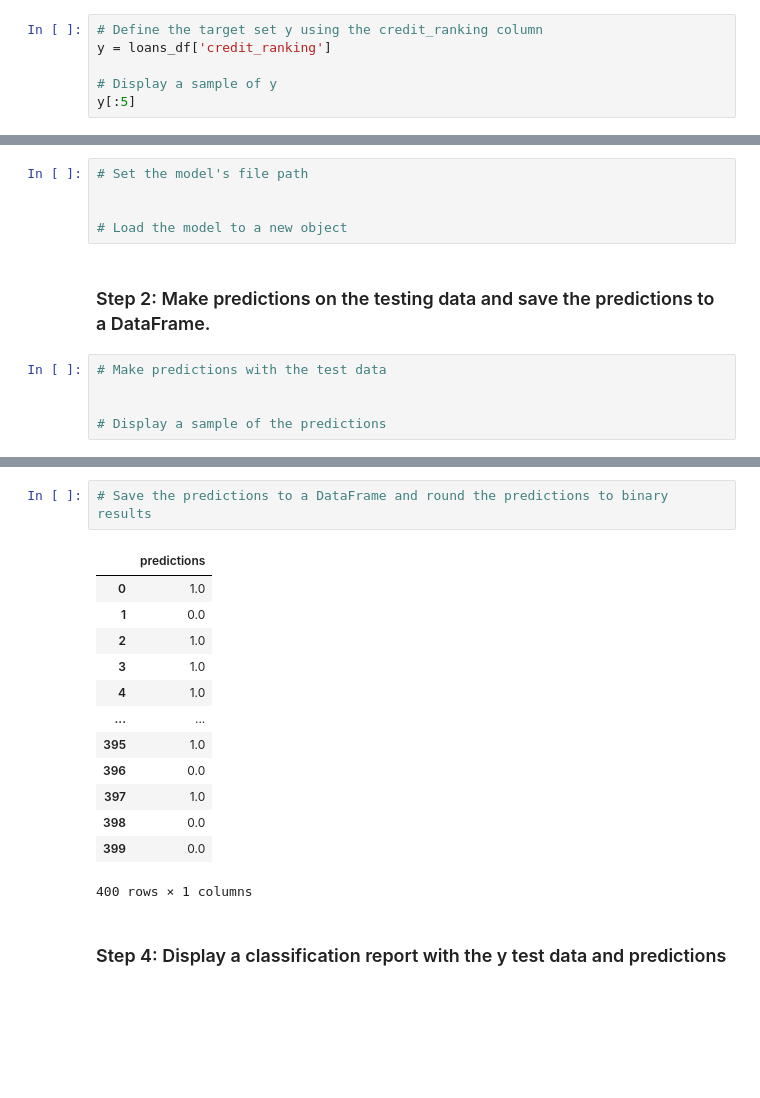
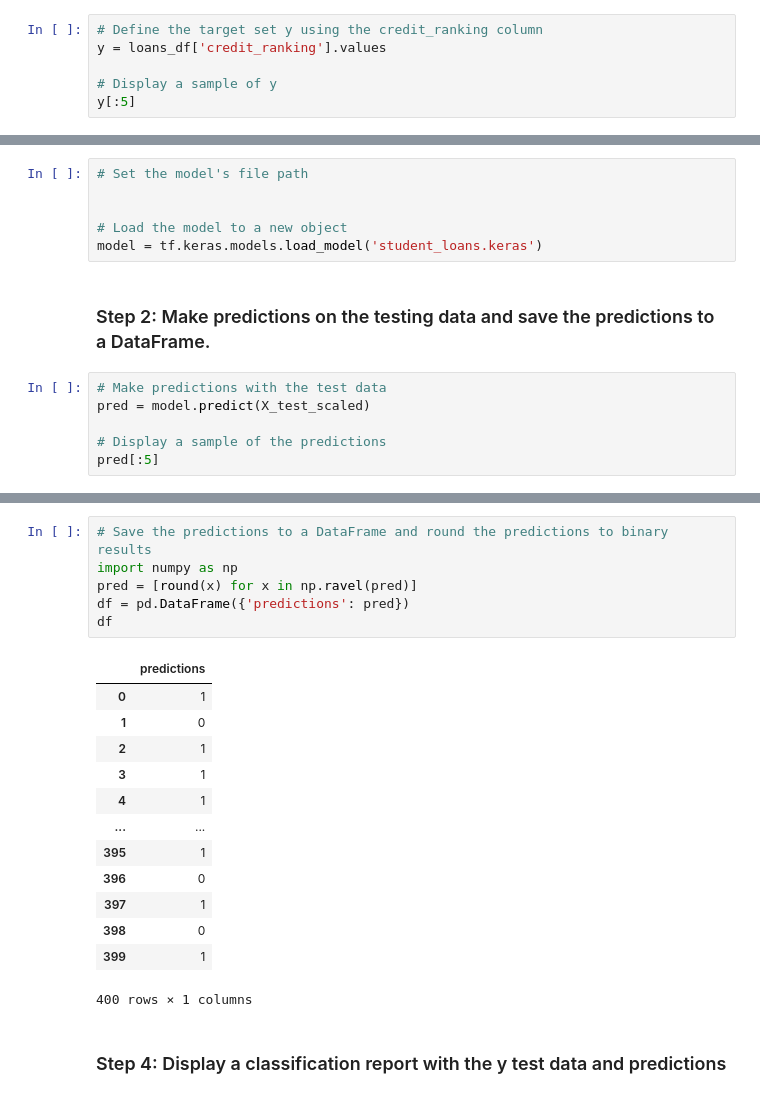
Before and after one commit to Kibble/neural-network-challenge-1, a Jupyter notebook: student_loans_with_deep_learning.ipynb, the cells around one changed output, grey strips where cells are left out. Drawn from its saved outputs; the diff is of its cells as text; blank space fills up the shorter version.

Commit message:
Save and load model, evaluate predictions from loaded model

```diff
--- a/student_loans_with_deep_learning.ipynb
+++ b/student_loans_with_deep_learning.ipynb
@@ -59,7 +59,7 @@ Name: count, dtype: int64
 ### Step 2: Using the preprocessed data, create the features (`X`) and target (`y`) datasets. The target dataset should be defined by the preprocessed DataFrame column “credit_ranking”. The remaining columns should define the features dataset.
 # %%
 # Define the target set y using the credit_ranking column
-y = loans_df['credit_ranking']
+y = loans_df['credit_ranking'].values
 
 # Display a sample of y
 y[:5]
@@ -189,11 +184,13 @@ Loss: 0.5219464302062988, Accuracy: 0.7300000190734863
 
 
 # Load the model to a new object
+model = tf.keras.models.load_model('student_loans.keras')
 # %% [markdown]
 ### Step 2: Make predictions on the testing data and save the predictions to a DataFrame.
 # %%
 # Make predictions with the test data
-
+pred = model.predict(X_test_scaled)
 
 # Display a sample of the predictions
+pred[:5]
 # %% [output]
@@ -206,18 +203,22 @@ array([[0.63573396],
 # %%
 # Save the predictions to a DataFrame and round the predictions to binary results
+import numpy as np
+pred = [round(x) for x in np.ravel(pred)]
+df = pd.DataFrame({'predictions': pred})
+df
 # %% [output]
 |  | predictions |
-| 0 | 1.0 |
-| 1 | 0.0 |
-| 2 | 1.0 |
-| 3 | 1.0 |
-| 4 | 1.0 |
+| 0 | 1 |
+| 1 | 0 |
+| 2 | 1 |
+| 3 | 1 |
+| 4 | 1 |
 | ... | ... |
-| 395 | 1.0 |
-| 396 | 0.0 |
-| 397 | 1.0 |
-| 398 | 0.0 |
-| 399 | 0.0 |
+| 395 | 1 |
+| 396 | 0 |
+| 397 | 1 |
+| 398 | 0 |
+| 399 | 1 |
 400 rows × 1 columns
 # %% [markdown]
 ### Step 4: Display a classification report with the y test data and predictions
```
Also changed, not shown: parts of 6 cells of this notebook, 1 other file.
